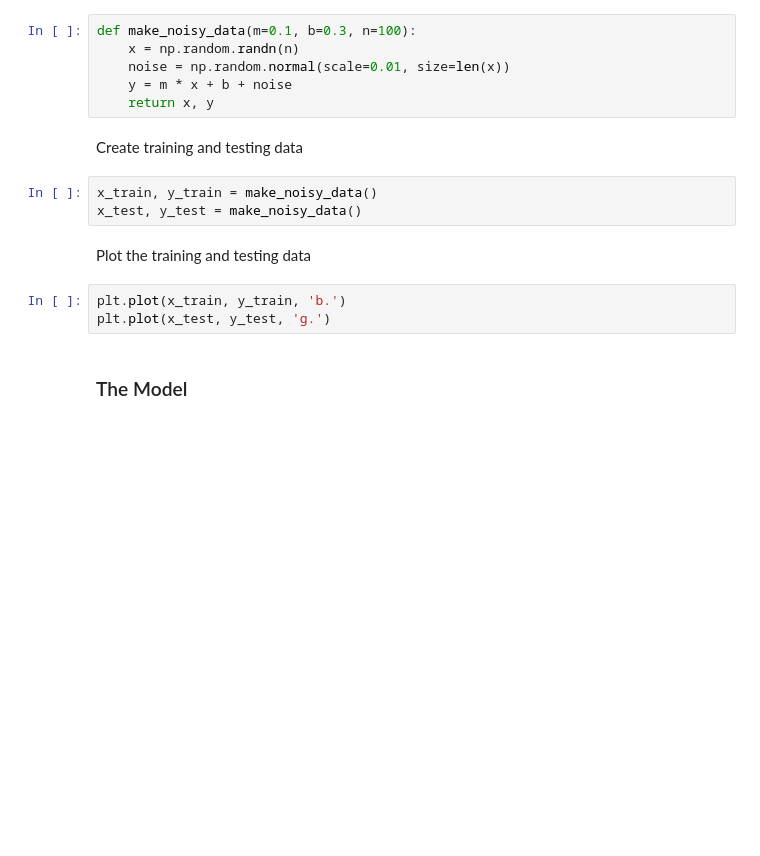
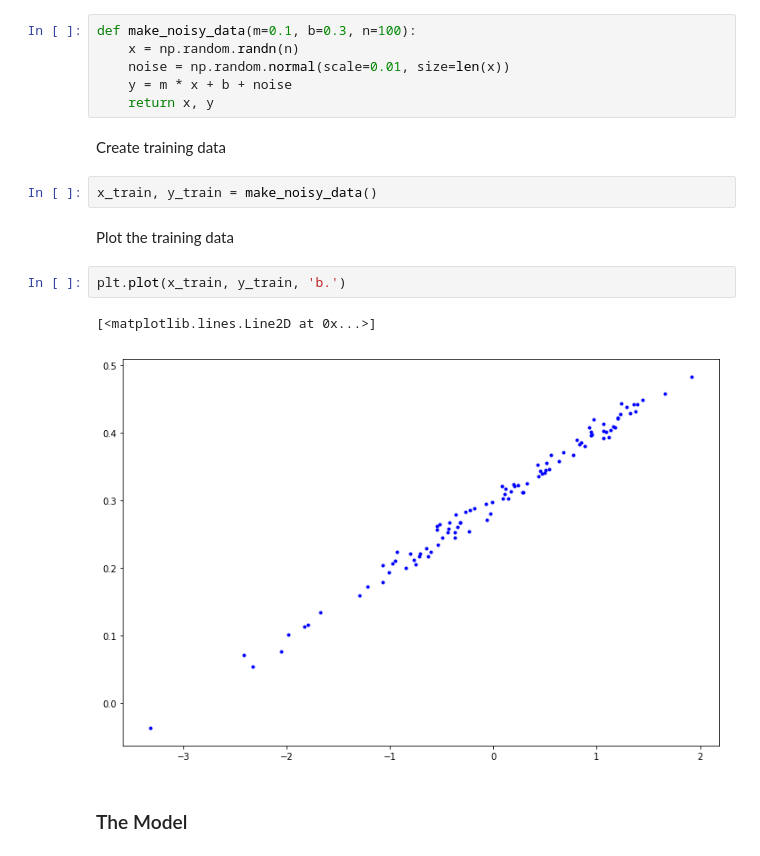
Before and after one commit to hereismari/tensorflow-workshop, a Jupyter notebook: workshops/cdnextcon_2017/Walk-Through.ipynb, the cells around one changed output. Cells and saved outputs as stored; diff of their text form; blank space fills up the shorter version.

```diff
--- a/workshops/cdnextcon_2017/Walk-Through.ipynb
+++ b/workshops/cdnextcon_2017/Walk-Through.ipynb
@@ -39,15 +48,16 @@ def make_noisy_data(m=0.1, b=0.3, n=100):
     y = m * x + b + noise
     return x, y
 # %% [markdown]
-Create training and testing data
+Create training data
 # %%
 x_train, y_train = make_noisy_data()
-x_test, y_test = make_noisy_data()
 # %% [markdown]
-Plot the training and testing data
+Plot the training data
 # %%
 plt.plot(x_train, y_train, 'b.')
-plt.plot(x_test, y_test, 'g.')
+# %% [output]
+[<matplotlib.lines.Line2D at 0x...>]
+[figure, added]
 # %% [markdown]
 ### The Model
 # %%
```
Also changed, not shown: parts of 27 cells of this notebook.
